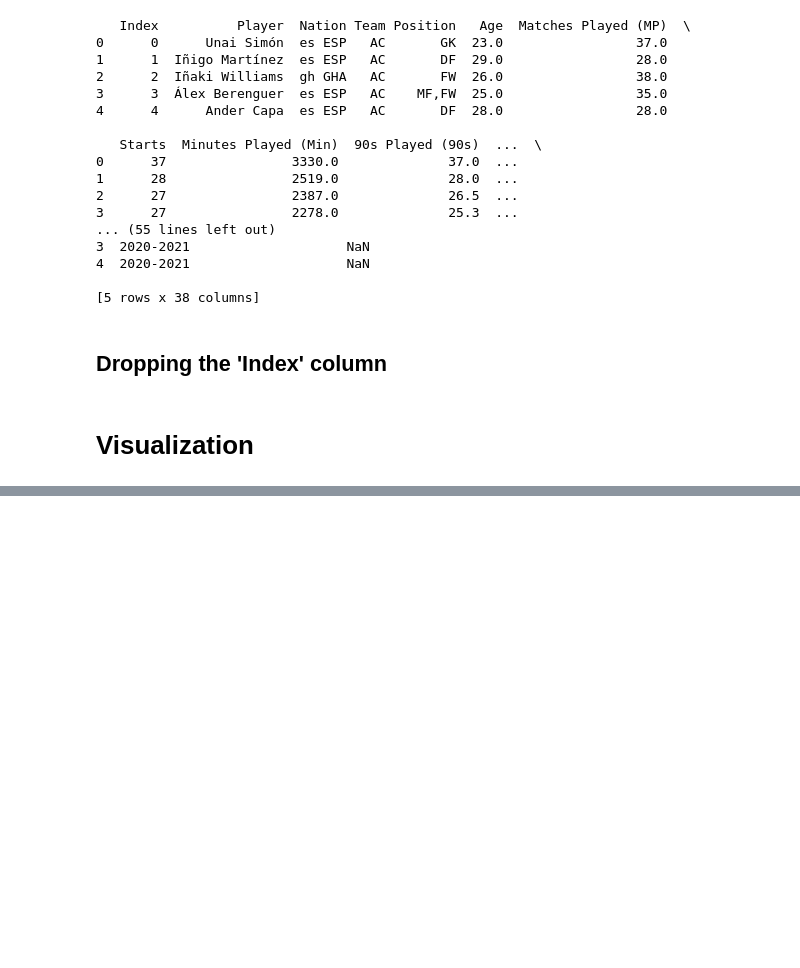
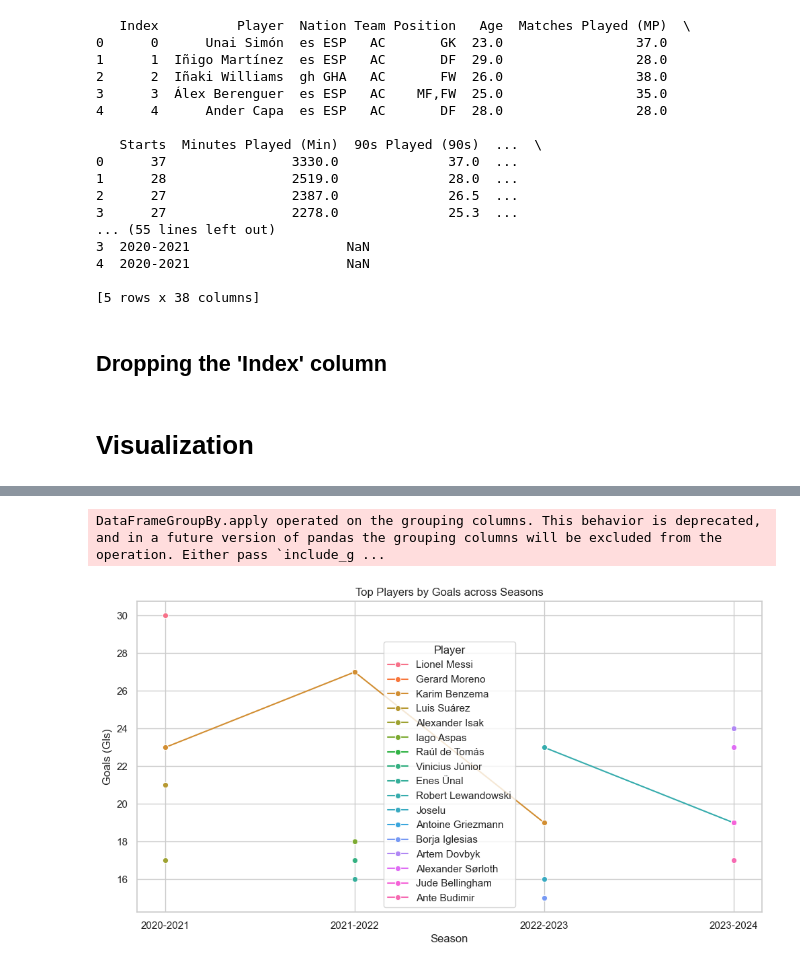
Before and after one commit to Mihirchauhan0709/Data_mining_Project, a Jupyter notebook: Seperated_Data/clean&visualize.ipynb, the cells around one changed output, grey strips where cells are left out. Cells and saved outputs as stored; diff of their text form; code cells hidden in the pictures; blank space fills up the shorter version.

```diff
--- a/Seperated_Data/clean&visualize.ipynb
+++ b/Seperated_Data/clean&visualize.ipynb
@@ -193,0 +236,15 @@ df.to_csv('cleaned_dataset_no_index.csv', index=False)
+# %%
+# Identify key players across seasons
+top_players_per_season = df.groupby(['Season', 'Player'])[['Goals (Gls)', 'Assists (Ast)', 'Expected Goals (xG)']].sum().reset_index()
+
+# Filter for top performers in each season (e.g., top 5 by goals)
+top_players_per_season = top_players_per_season.groupby('Season').apply(lambda x: x.nlargest(5, 'Goals (Gls)')).reset_index(drop=True)
+
+# Line plot showing top players across seasons
+plt.figure(figsize=(12, 6))
+sns.lineplot(x='Season', y='Goals (Gls)', hue='Player', data=top_players_per_season, marker='o')
+plt.title('Top Players by Goals across Seasons')
+plt.show()
+# %% [output]
+DataFrameGroupBy.apply operated on the grouping columns. This behavior is deprecated, and in a future version of pandas the grouping columns will be excluded from the operation. Either pass `include_g ...
+[figure, added]
```
Also changed, not shown: parts of 21 cells of this notebook.
